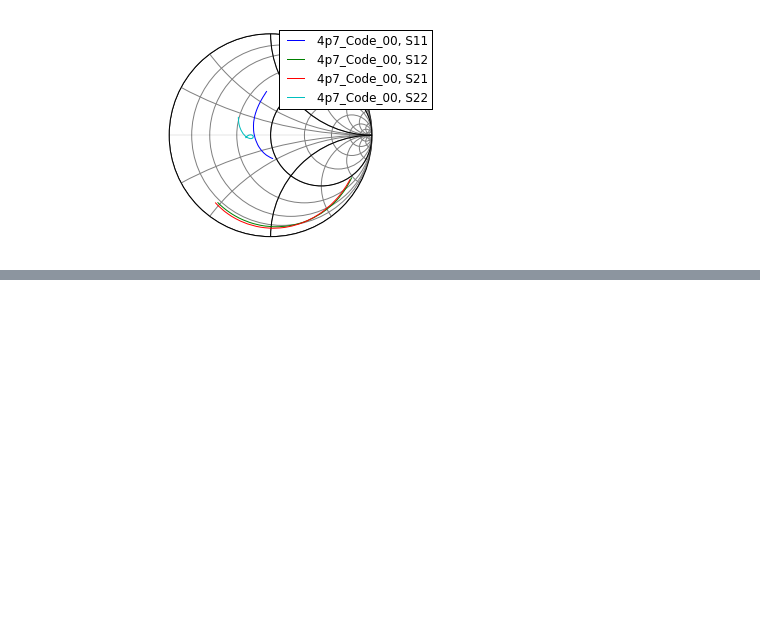
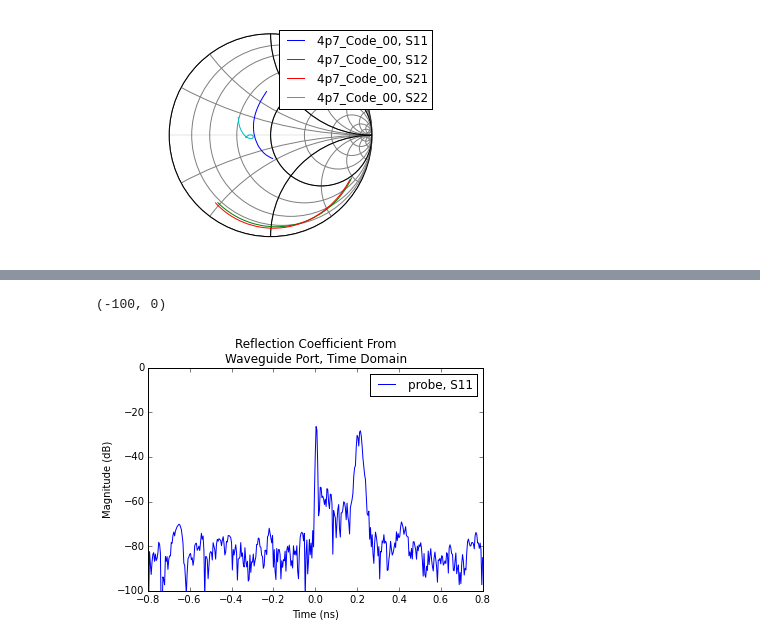
Before and after one commit to mpichl87/ipythontest, a Jupyter notebook: testSKRF.ipynb, the cells around one changed output, grey strips where cells are left out. Cells and saved outputs as stored; diff of their text form; code cells hidden in the pictures; blank space fills up the shorter version.

```diff
--- a/testSKRF.ipynb
+++ b/testSKRF.ipynb
@@ -44,0 +67,7 @@ dir( rf )
+# %%
+probe.plot_s_db_time( 0,0 )
+title( 'Reflection Coefficient From \nWaveguide Port, Time Domain' )
+ylim( -100, 0 )
+# %% [output]
+(-100, 0)
+[figure, added]
```
Also changed, not shown: parts of 14 cells of this notebook, 5 other files.
